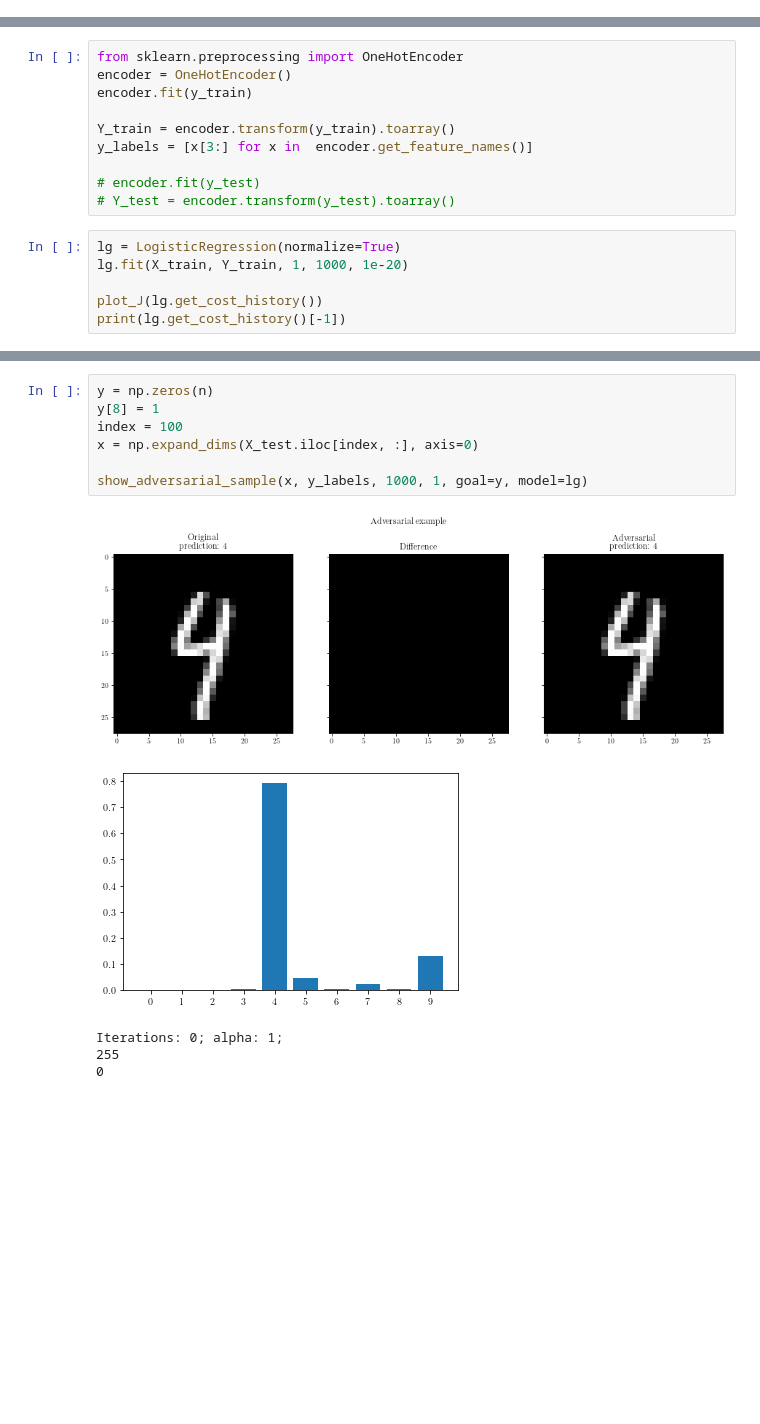
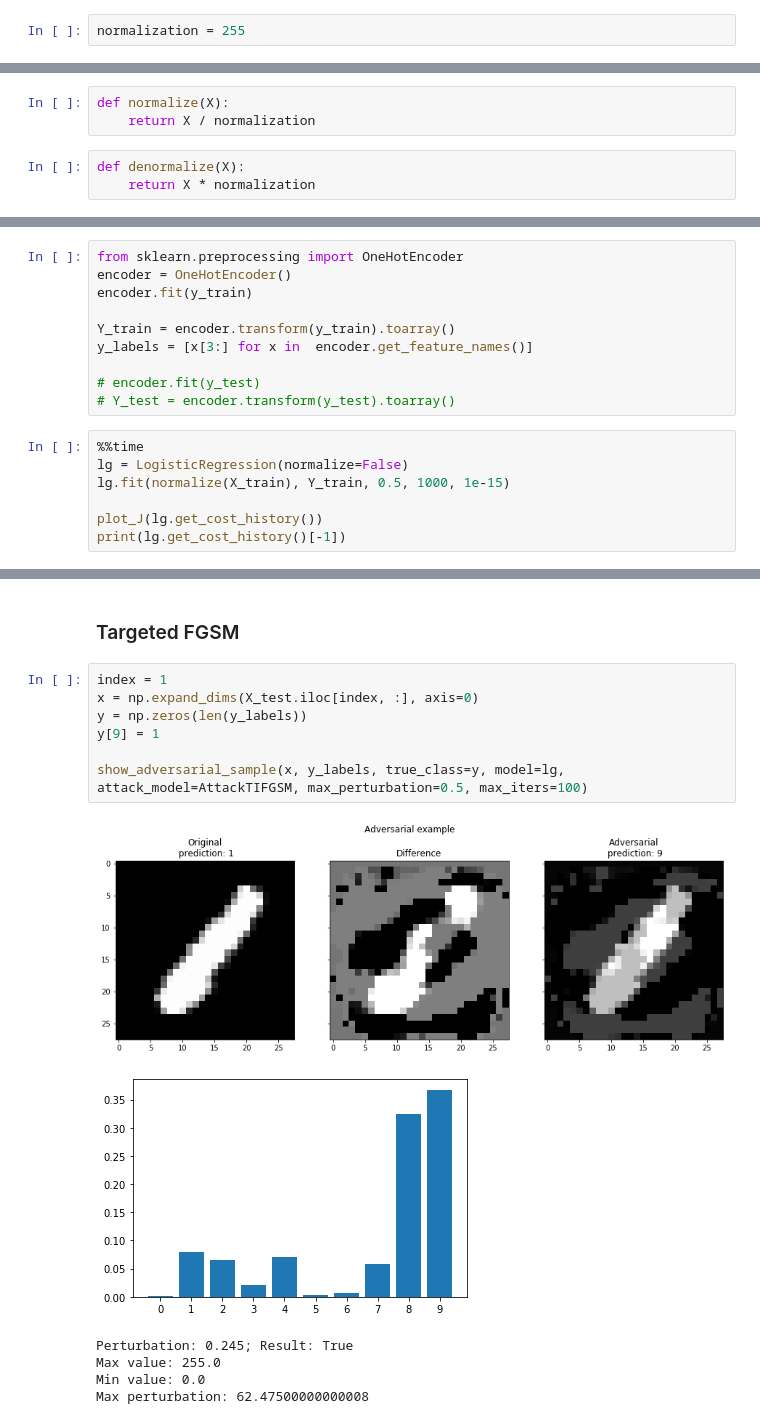
Before and after one commit to vseredovych/AdaversarialAI, a Jupyter notebook: Code/lg-softmax.ipynb, the cells around one changed output, grey strips where cells are left out. Cells and saved outputs as stored; diff of their text form; blank space fills up the shorter version.

Commit message:
Added and benchmarked FGSM,I-FGSM and Noise attack

```diff
--- a/Code/lg-softmax.ipynb
+++ b/Code/lg-softmax.ipynb
@@ -8,8 +8,16 @@ from sklearn.metrics import mean_squared_error, r2_score
 
 import matplotlib.pyplot as plt
 %matplotlib inline
+# %%
+normalization = 255
 # %%
 def plot_J(J_history):
     x = np.arange(0, len(J_history))
     plt.plot(x, J_history)
     plt.show()
+# %%
+def normalize(X):
+    return X / normalization
+# %%
+def denormalize(X):
+    return X * normalization
@@ -358,8 +530,9 @@ y_labels = [x[3:] for x in  encoder.get_feature_names()]
 # encoder.fit(y_test)
 # Y_test = encoder.transform(y_test).toarray()
 # %%
-lg = LogisticRegression(normalize=True)
-lg.fit(X_train, Y_train, 1, 1000, 1e-20)
+%%time
+lg = LogisticRegression(normalize=False)
+lg.fit(normalize(X_train), Y_train, 0.5, 1000, 1e-15)
 
 plot_J(lg.get_cost_history())
 print(lg.get_cost_history()[-1])
@@ -551,16 +779,19 @@ Iterations: 1; alpha: 1;
+# %% [markdown]
+### Targeted FGSM
 # %%
-y = np.zeros(n)
-y[8] = 1
-index = 100
+index = 1
 x = np.expand_dims(X_test.iloc[index, :], axis=0)
+y = np.zeros(len(y_labels))
+y[9] = 1
 
-show_adversarial_sample(x, y_labels, 1000, 1, goal=y, model=lg)
+show_adversarial_sample(x, y_labels, true_class=y, model=lg, attack_model=AttackTIFGSM, max_perturbation=0.5, max_iters=100)
 # %% [output]
-[figure, old version]
+[figure, new version]
-[figure, old version]
+[figure, new version]
-Iterations: 0; alpha: 1;
-255
-0
+Perturbation: 0.245; Result: True
+Max value: 255.0
+Min value: 0.0
+Max perturbation: 62.47500000000008
 # %%
 y_real = np.array(y_test.iloc[:, 0])
 
```
Also changed, not shown: parts of 34 cells of this notebook.
